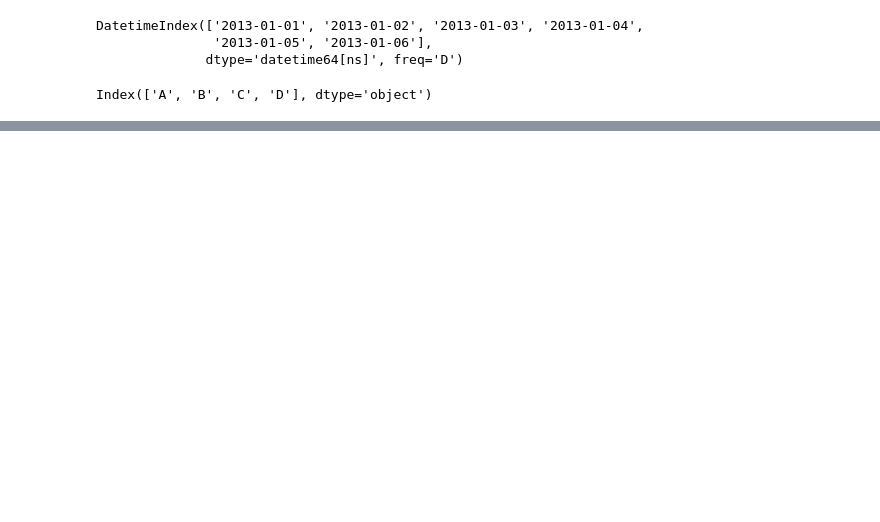
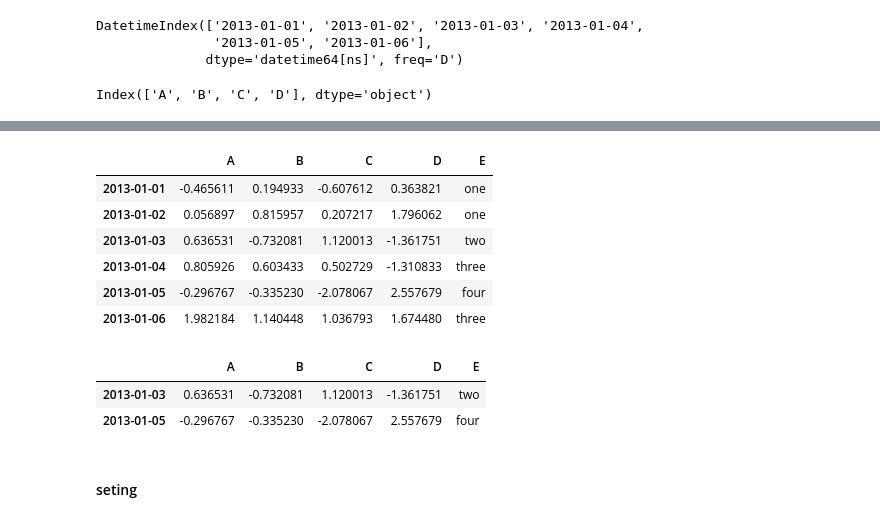
Before and after one commit to byhwdy/learning-ml, a Jupyter notebook: pd/10_minutes_to_pandas.ipynb, the cells around one changed output, grey strips where cells are left out. Saved outputs shown, nothing was run; the diff lists cells and outputs as text; code cells hidden in the pictures; blank space fills up the shorter version.

```diff
--- a/pd/10_minutes_to_pandas.ipynb
+++ b/pd/10_minutes_to_pandas.ipynb
@@ -162,0 +203,22 @@ df['20130102':'20130103']
+# %%
+df2 = df.copy()
+# %%
+df2['E'] = ['one', 'one','two','three','four','three']
+# %%
+df2
+# %% [output]
+|  | A | B | C | D | E |
+| 2013-01-01 | -0.465611 | 0.194933 | -0.607612 | 0.363821 | one |
+| 2013-01-02 | 0.056897 | 0.815957 | 0.207217 | 1.796062 | one |
+| 2013-01-03 | 0.636531 | -0.732081 | 1.120013 | -1.361751 | two |
+| 2013-01-04 | 0.805926 | 0.603433 | 0.502729 | -1.310833 | three |
+| 2013-01-05 | -0.296767 | -0.335230 | -2.078067 | 2.557679 | four |
+| 2013-01-06 | 1.982184 | 1.140448 | 1.036793 | 1.674480 | three |
+# %%
+df2[df2['E'].isin(['two', 'four'])]
+# %% [output]
+|  | A | B | C | D | E |
+| 2013-01-03 | 0.636531 | -0.732081 | 1.120013 | -1.361751 | two |
+| 2013-01-05 | -0.296767 | -0.335230 | -2.078067 | 2.557679 | four |
+# %% [markdown]
+#### seting
```
Also changed, not shown: parts of 61 cells of this notebook, 1 other file.
